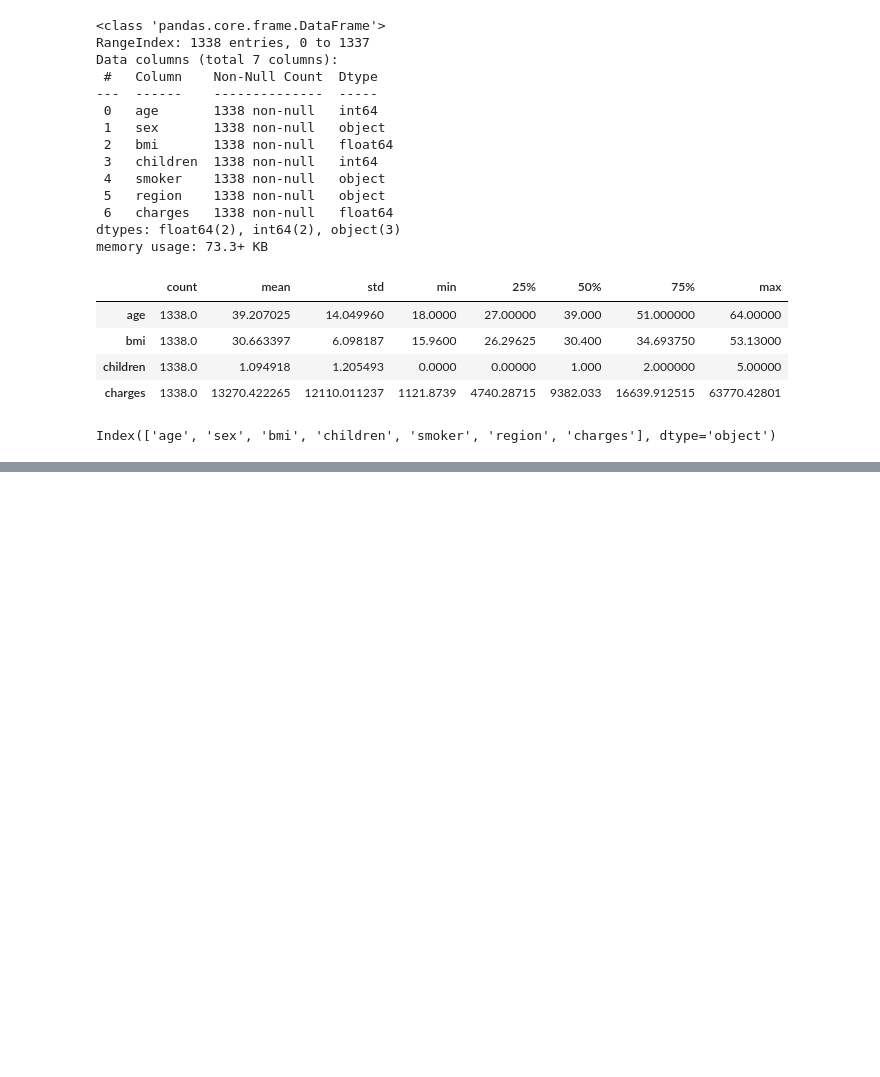
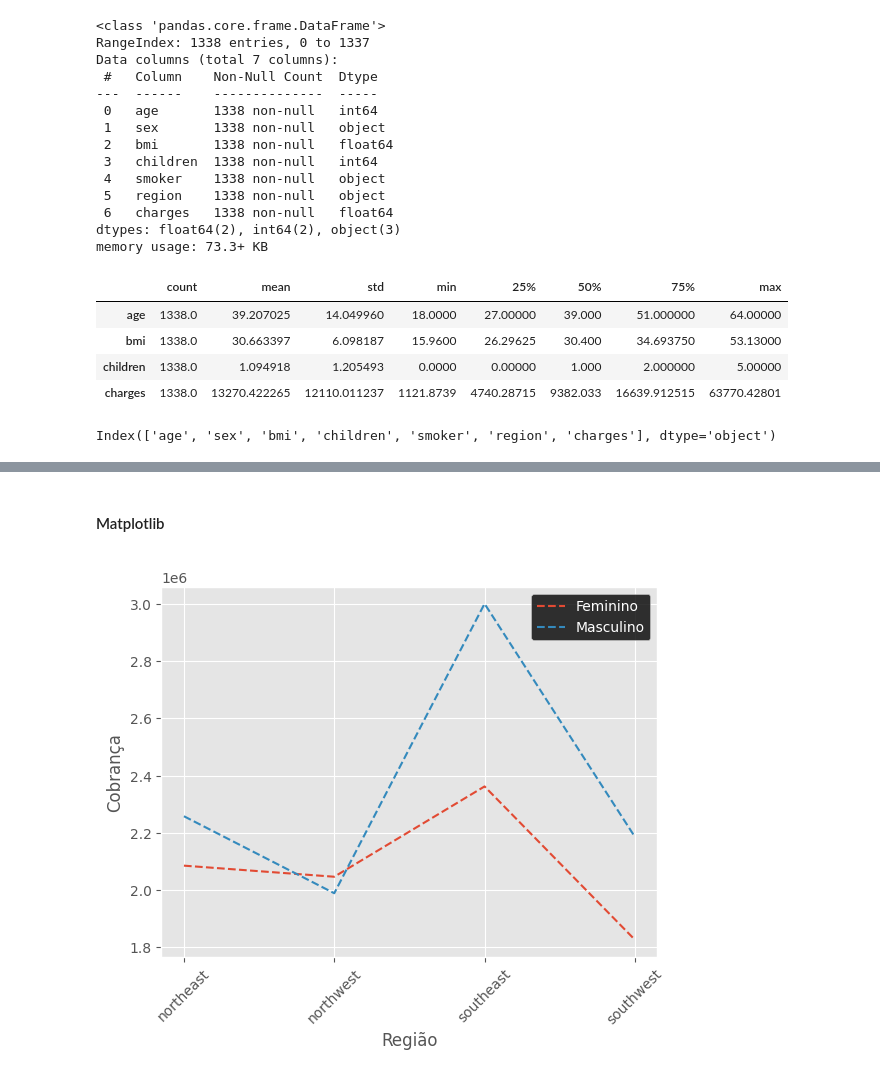
Before and after one commit to devAquino/Medical-Insurance-Analysis, a Jupyter notebook: insurance.ipynb, the cells around one changed output, grey strips where cells are left out. Saved outputs shown, nothing was run; the diff lists cells and outputs as text; code cells hidden in the pictures; blank space fills up the shorter version.

Commit message:
add graficos com matplotlib

```diff
--- a/insurance.ipynb
+++ b/insurance.ipynb
@@ -88,0 +93,15 @@ ax_sex_age = ax_sex_age
+# %% [markdown]
+#### Matplotlib
+# %%
+# Mostrando a tendência de cobranças por região para cada sexo
+plt_seguro = df_seguro.pivot_table(index='region', columns='sex', values='charges', aggfunc='sum')
+plt.plot(plt_seguro , "--" ,label=['Feminino','Masculino'],)
+plt.title('Cobranças por Região')
+plt.style.use('ggplot')
+plt.xlabel('Região')
+plt.ylabel('Cobrança')
+plt.xticks(rotation=45)
+plt.legend(facecolor='black')
+plt_seguro = plt_seguro
+# %% [output]
+[figure, added]
```
Also changed, not shown: parts of 7 cells of this notebook, 1 other file.
